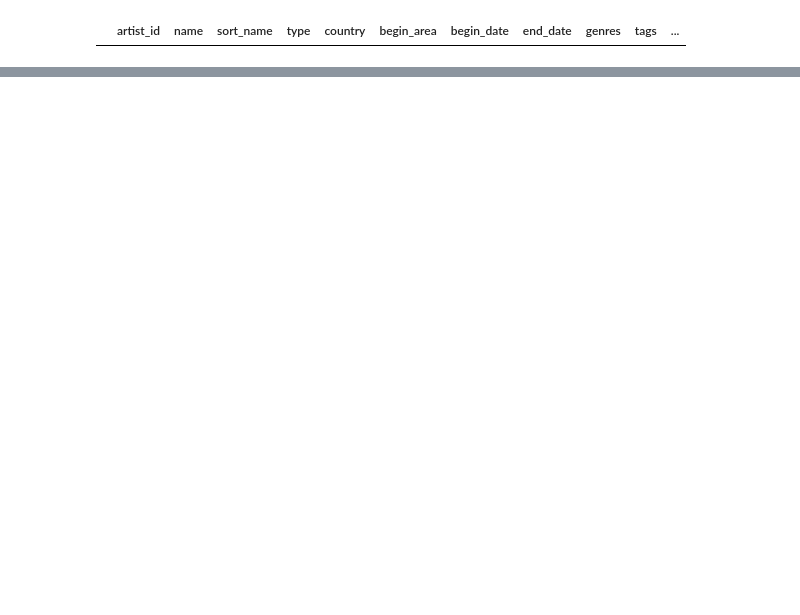
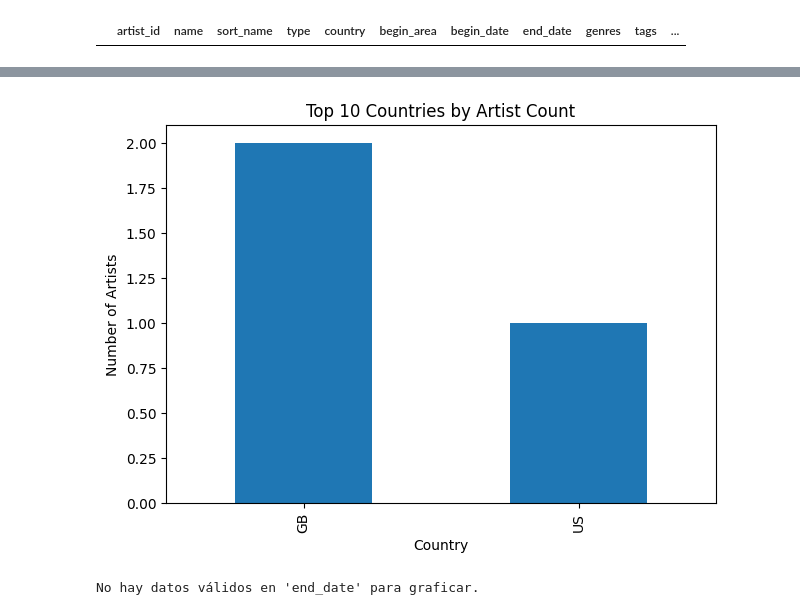
Before and after one commit to JuanDavidDazaR/workshop_2_etl_process_using_airflow, a Jupyter notebook: notebooks/004_eda_api.ipynb, the cells around one changed output, grey strips where cells are left out. Saved outputs shown, nothing was run; the diff lists cells and outputs as text; code cells hidden in the pictures; blank space fills up the shorter version.

```diff
--- a/notebooks/004_eda_api.ipynb
+++ b/notebooks/004_eda_api.ipynb
@@ -153,0 +200,22 @@ dtype: object
+# %%
+df['country'].value_counts().head(10).plot(kind='bar', title='Top 10 Countries by Artist Count')
+plt.xlabel('Country')
+plt.ylabel('Number of Artists')
+plt.tight_layout()
+plt.show()
+# %% [output]
+[figure, added]
+# %%
+if df['end_date'].notna().sum() > 0:
+    df['end_date'].dt.year.value_counts().sort_index().plot(
+        kind='bar',
+        title='Career End Year Distribution'
+    )
+    plt.xlabel('Year')
+    plt.ylabel('Number of Artists Ended')
+    plt.tight_layout()
+    plt.show()
+else:
+    print("No hay datos válidos en 'end_date' para graficar.")
+# %% [output]
+No hay datos válidos en 'end_date' para graficar.
```
Also changed, not shown: parts of 22 cells of this notebook, 10 other files.
